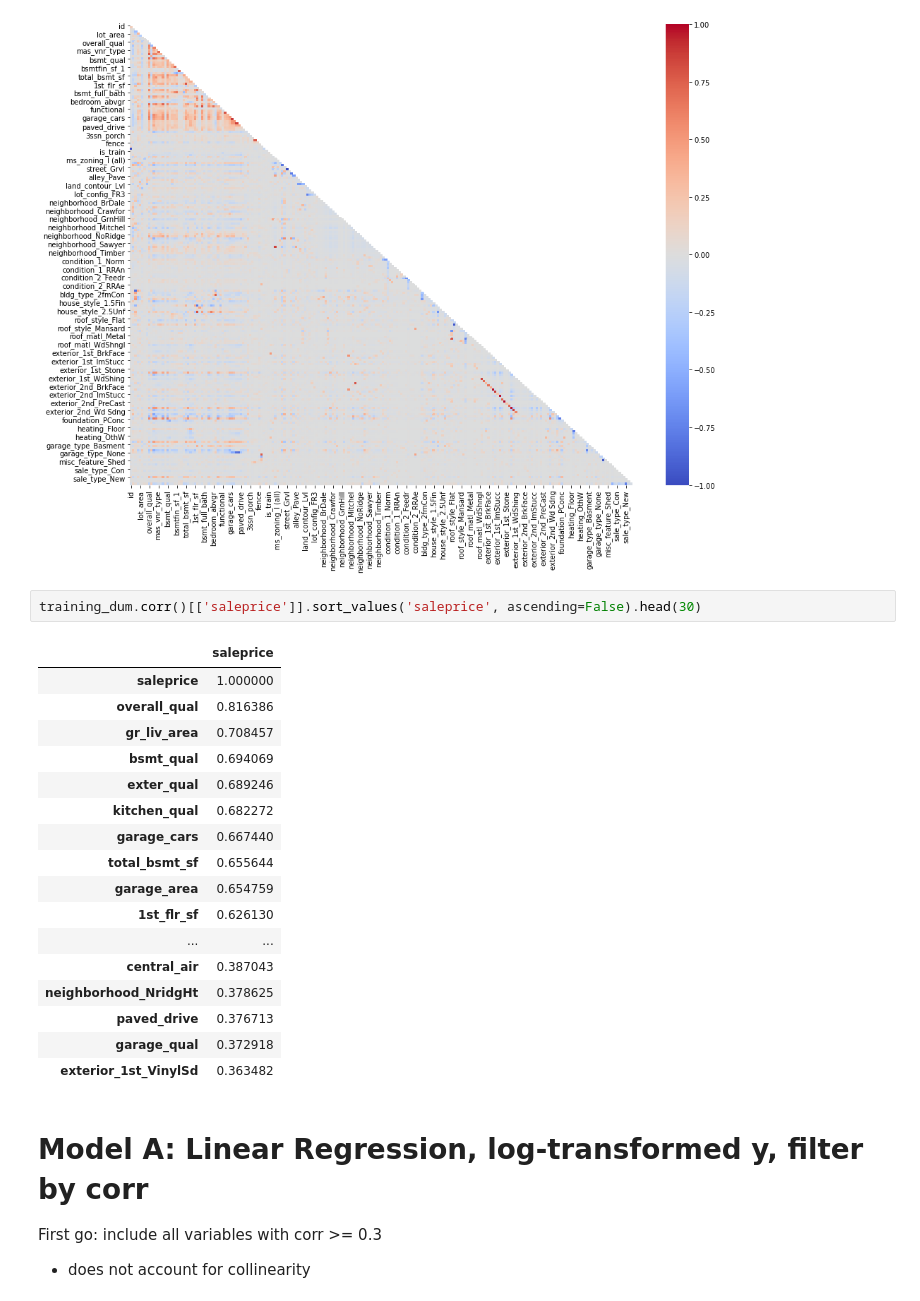
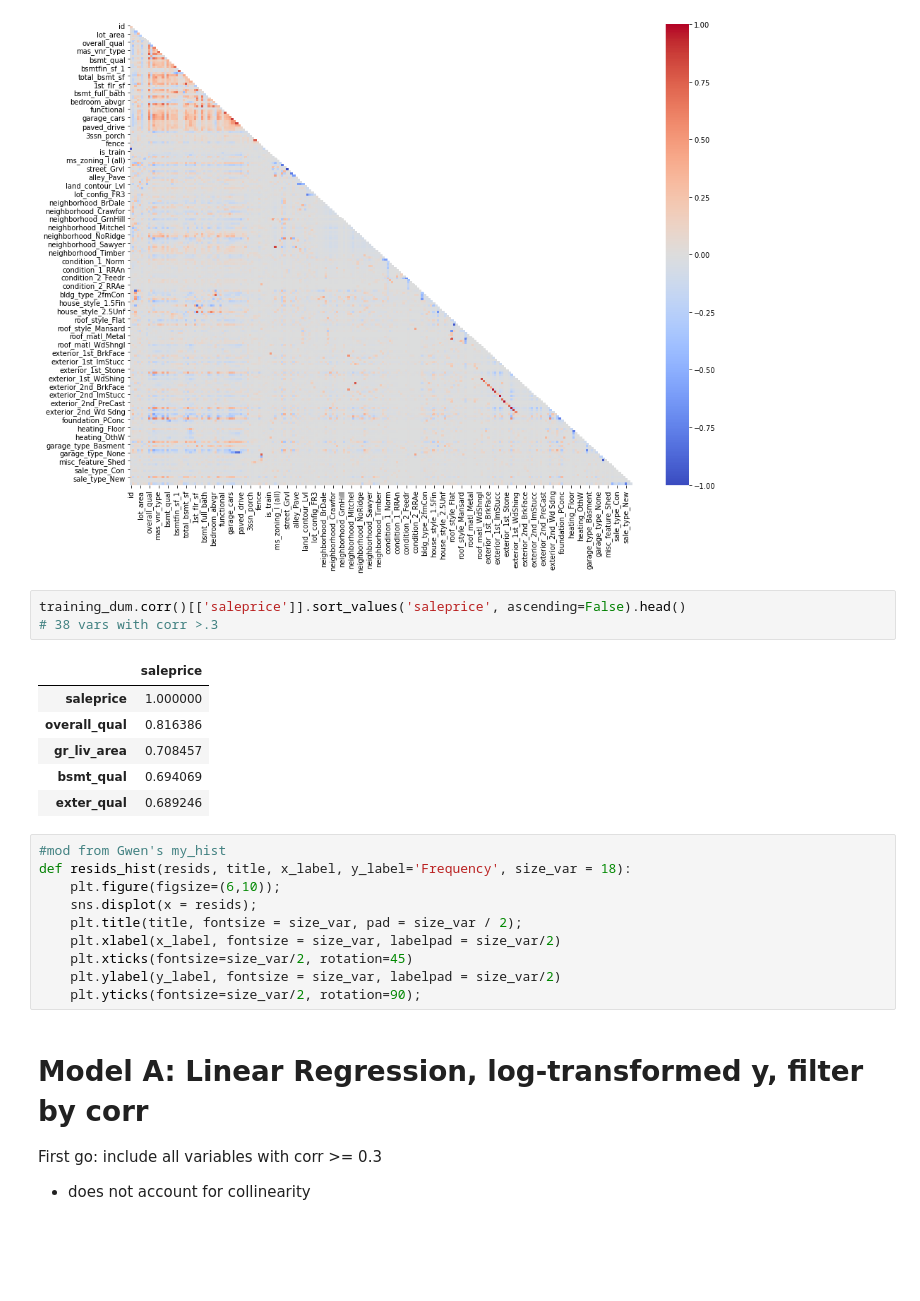
Before and after one commit to welcometohelen/firstkaggle_ames_housing, a Jupyter notebook: Project2_Take_Two.ipynb, the cells around one changed output. Saved outputs shown, nothing was run; the diff lists cells and outputs as text; blank space fills up the shorter version.

```diff
--- a/Project2_Take_Two.ipynb
+++ b/Project2_Take_Two.ipynb
@@ -366,25 +365,25 @@ For now, move forward with rudimentary MLR. Then incorporate techniques from the
 # %% [output]
 [figure]
 # %%
-training_dum.corr()[['saleprice']].sort_values('saleprice', ascending=False).head(30)
+training_dum.corr()[['saleprice']].sort_values('saleprice', ascending=False).head()
+# 38 vars with corr >.3
 # %% [output]
 |  | saleprice |
 | saleprice | 1.000000 |
 | overall_qual | 0.816386 |
 | gr_liv_area | 0.708457 |
 | bsmt_qual | 0.694069 |
 | exter_qual | 0.689246 |
-| kitchen_qual | 0.682272 |
-| garage_cars | 0.667440 |
-| total_bsmt_sf | 0.655644 |
-| garage_area | 0.654759 |
-| 1st_flr_sf | 0.626130 |
-| ... | ... |
-| central_air | 0.387043 |
-| neighborhood_NridgHt | 0.378625 |
-| paved_drive | 0.376713 |
-| garage_qual | 0.372918 |
-| exterior_1st_VinylSd | 0.363482 |
+# %%
+#mod from Gwen's my_hist
+def resids_hist(resids, title, x_label, y_label='Frequency', size_var = 18):
+    plt.figure(figsize=(6,10));
+    sns.displot(x = resids);
+    plt.title(title, fontsize = size_var, pad = size_var / 2);
+    plt.xlabel(x_label, fontsize = size_var, labelpad = size_var/2)
+    plt.xticks(fontsize=size_var/2, rotation=45)
+    plt.ylabel(y_label, fontsize = size_var, labelpad = size_var/2)
+    plt.yticks(fontsize=size_var/2, rotation=90);
 # %% [markdown]
 # Model A: Linear Regression, log-transformed y, filter by corr
 First go: include all variables with corr >= 0.3
```
Also changed, not shown: parts of 74 cells of this notebook, 3 other files.
